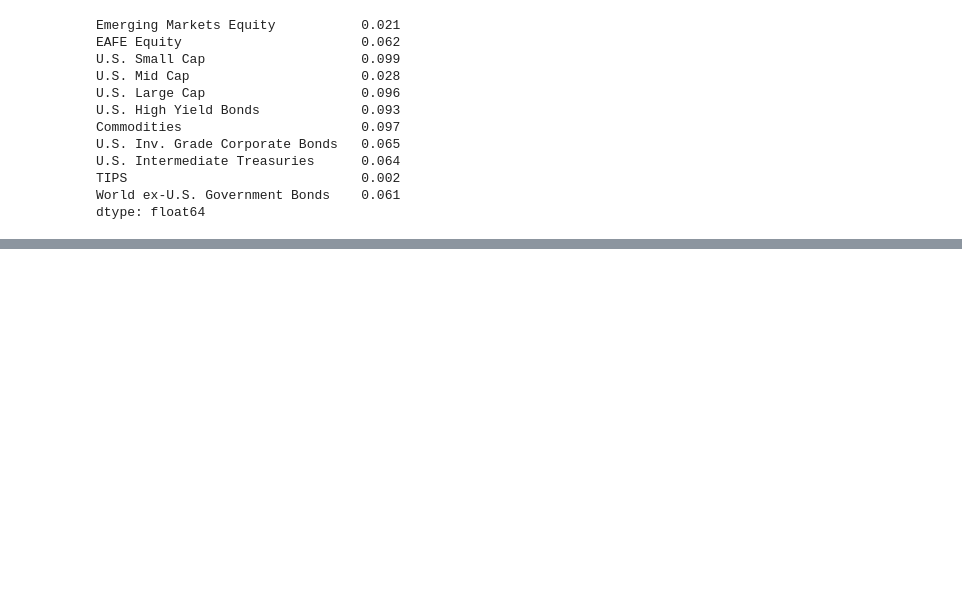
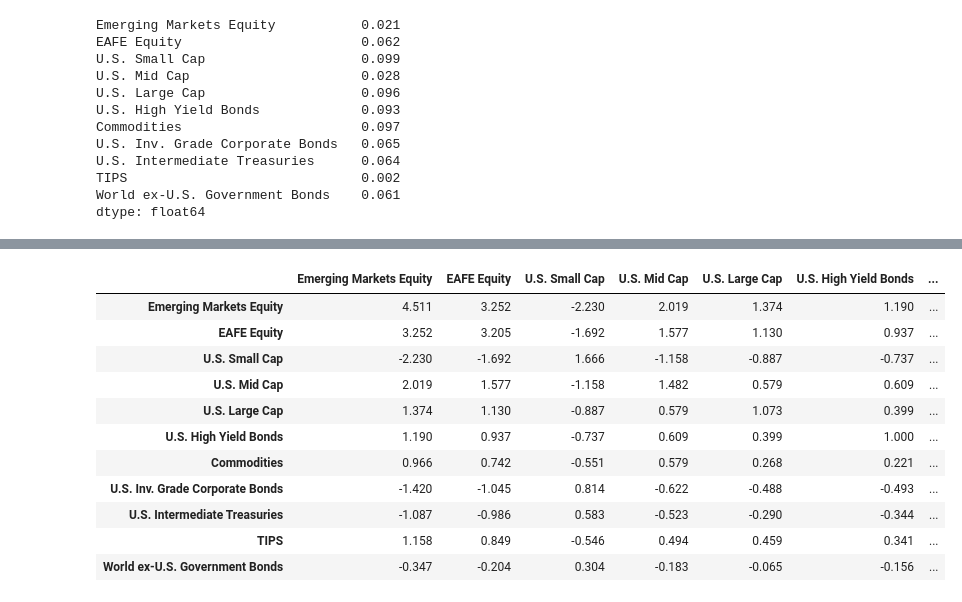
Before and after one commit to Charlesfox1/geo_training, a Jupyter notebook: 5_ThePowerofPython.ipynb, the cells around one changed output, grey strips where cells are left out. Drawn from its saved outputs; the diff is of its cells as text; code cells hidden in the pictures; blank space fills up the shorter version.

```diff
--- a/5_ThePowerofPython.ipynb
+++ b/5_ThePowerofPython.ipynb
@@ -534,0 +542,31 @@ dtype: float64
+# %%
+cov_dim = er.shape[0]
+cov_m = make_spd_matrix(cov_dim,
+                        random_state=random_seed)
+
+# get the diagonal of the matrix and get an array of the indicies in order
+order = (-np.diagonal(cov_m)).argsort()
+
+# use that to build a permutation matrix
+
+p = np.eye(cov_dim)[order, :]
+# permute the covariance matrix so it's in order
+o_cov = p @ cov_m @ p.T
+
+cov = pd.DataFrame(o_cov)
+cov.index = er.index
+cov.columns = er.index
+cov
+# %% [output]
+|  | Emerging Markets Equity | EAFE Equity | U.S. Small Cap | U.S. Mid Cap | U.S. Large Cap | U.S. High Yield Bonds | ... |
+| Emerging Markets Equity | 4.511 | 3.252 | -2.230 | 2.019 | 1.374 | 1.190 | ... |
+| EAFE Equity | 3.252 | 3.205 | -1.692 | 1.577 | 1.130 | 0.937 | ... |
+| U.S. Small Cap | -2.230 | -1.692 | 1.666 | -1.158 | -0.887 | -0.737 | ... |
+| U.S. Mid Cap | 2.019 | 1.577 | -1.158 | 1.482 | 0.579 | 0.609 | ... |
+| U.S. Large Cap | 1.374 | 1.130 | -0.887 | 0.579 | 1.073 | 0.399 | ... |
+| U.S. High Yield Bonds | 1.190 | 0.937 | -0.737 | 0.609 | 0.399 | 1.000 | ... |
+| Commodities | 0.966 | 0.742 | -0.551 | 0.579 | 0.268 | 0.221 | ... |
+| U.S. Inv. Grade Corporate Bonds | -1.420 | -1.045 | 0.814 | -0.622 | -0.488 | -0.493 | ... |
+| U.S. Intermediate Treasuries | -1.087 | -0.986 | 0.583 | -0.523 | -0.290 | -0.344 | ... |
+| TIPS | 1.158 | 0.849 | -0.546 | 0.494 | 0.459 | 0.341 | ... |
+| World ex-U.S. Government Bonds | -0.347 | -0.204 | 0.304 | -0.183 | -0.065 | -0.156 | ... |
```
Also changed, not shown: parts of 13 cells of this notebook.
